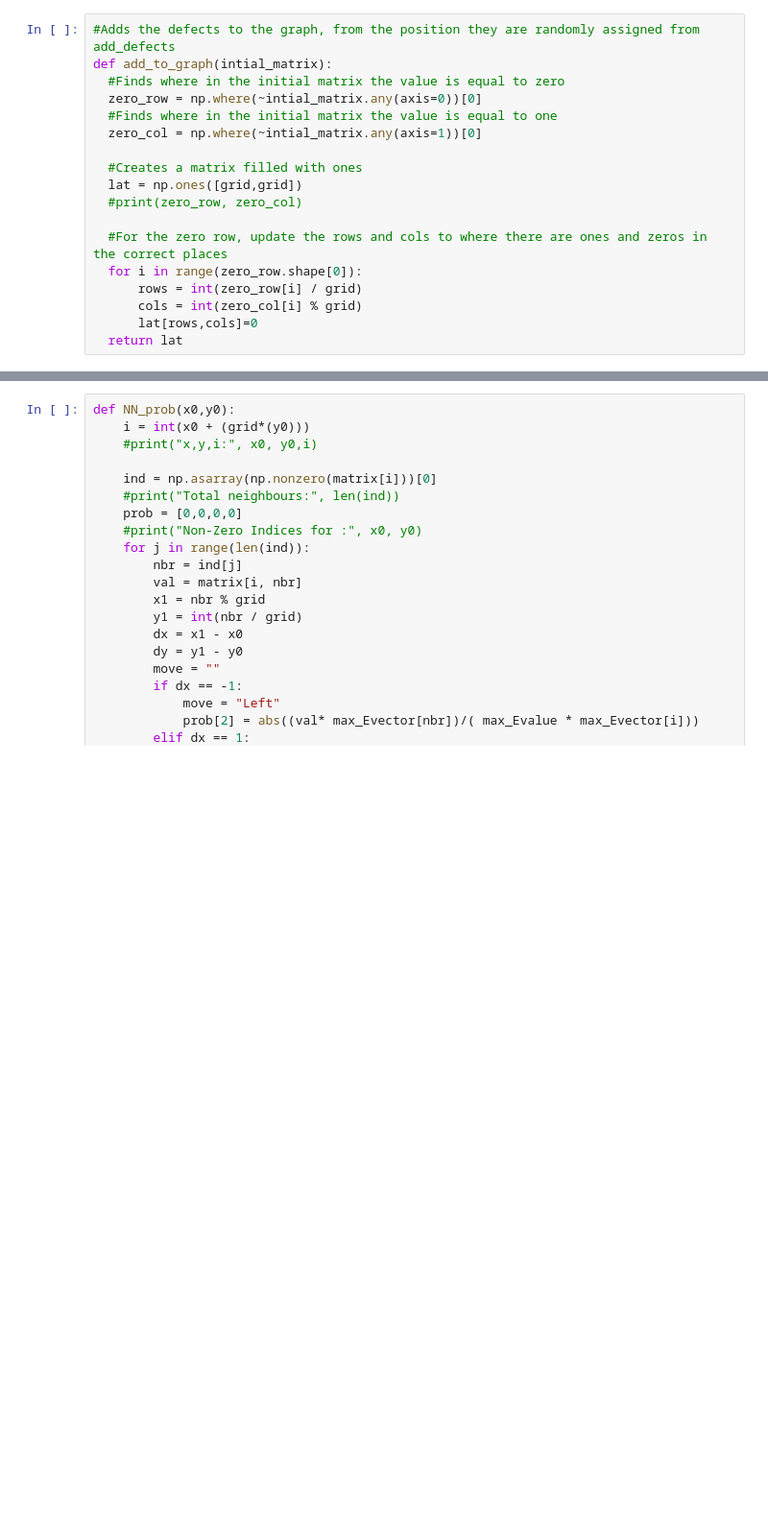
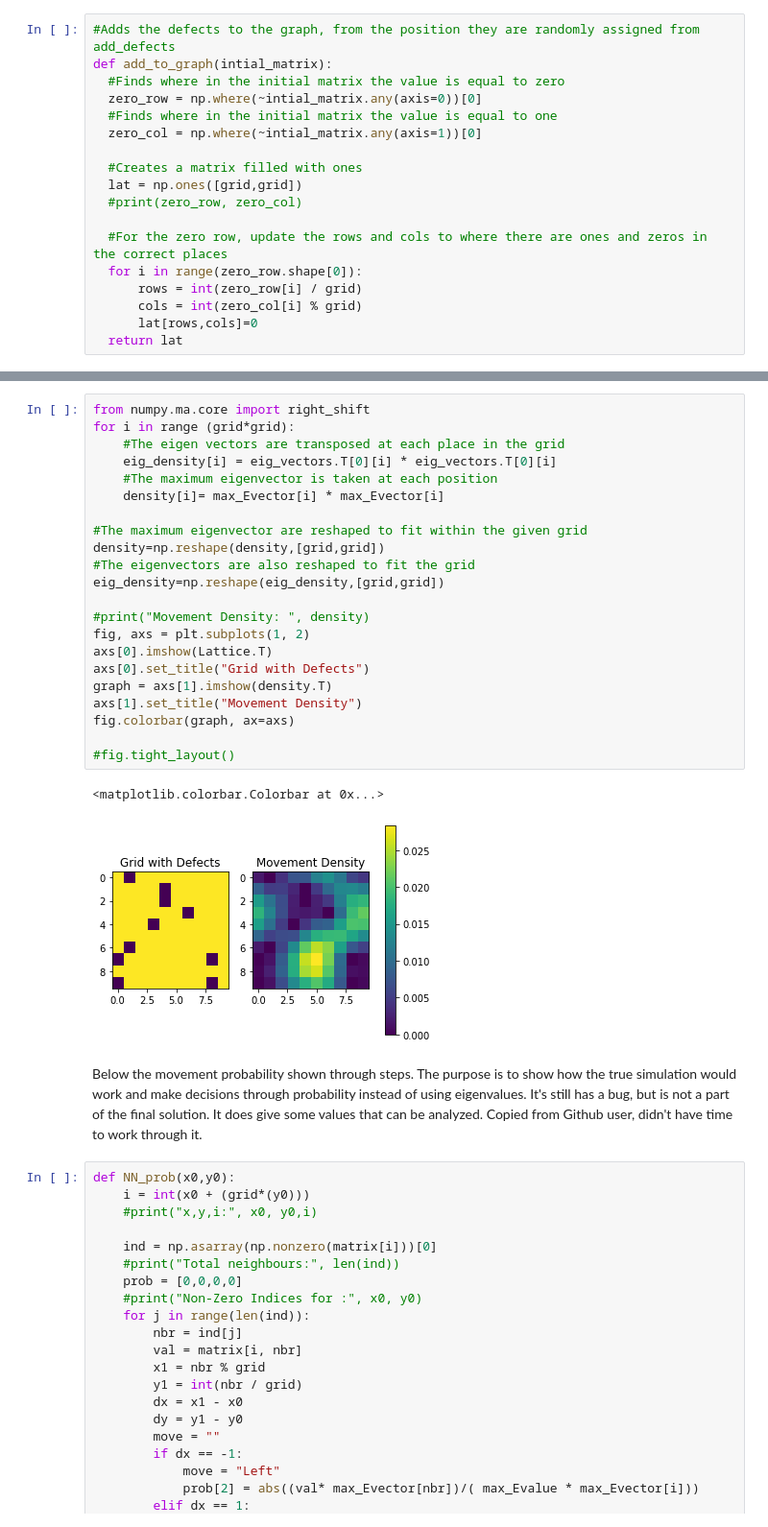
Before and after one commit to savibatuan/PHYS486-S22, a Jupyter notebook: FinalProject/Final_Project.ipynb, the cells around one changed output, grey strips where cells are left out. Shown at 96% size. Drawn from its saved outputs; the diff is of its cells as text; blank space fills up the shorter version.

```diff
--- a/FinalProject/Final_Project.ipynb
+++ b/FinalProject/Final_Project.ipynb
@@ -165,3 +202,30 @@ def add_to_graph(intial_matrix):
+# %%
+from numpy.ma.core import right_shift
+for i in range (grid*grid):
+    #The eigen vectors are transposed at each place in the grid
+    eig_density[i] = eig_vectors.T[0][i] * eig_vectors.T[0][i]
+    #The maximum eigenvector is taken at each position
+    density[i]= max_Evector[i] * max_Evector[i]
+
+#The maximum eigenvector are reshaped to fit within the given grid
+density=np.reshape(density,[grid,grid])
+#The eigenvectors are also reshaped to fit the grid
+eig_density=np.reshape(eig_density,[grid,grid])
+
+#print("Movement Density: ", density)
+fig, axs = plt.subplots(1, 2)
+axs[0].imshow(Lattice.T)
+axs[0].set_title("Grid with Defects")
+graph = axs[1].imshow(density.T)
+axs[1].set_title("Movement Density")
+fig.colorbar(graph, ax=axs)
+
+#fig.tight_layout()
+# %% [output]
+<matplotlib.colorbar.Colorbar at 0x...>
+[figure, added]
+# %% [markdown]
+Below the movement probability shown through steps. The purpose is to show how the true simulation would work and make decisions through probability instead of using eigenvalues. It's still has a bug, but is not a part of the final solution. It does give some values that can be analyzed. Copied from Github user, didn't have time to work through it.
 # %%
 def NN_prob(x0,y0):
     i = int(x0 + (grid*(y0)))
```
Also changed, not shown: parts of 21 cells of this notebook.
